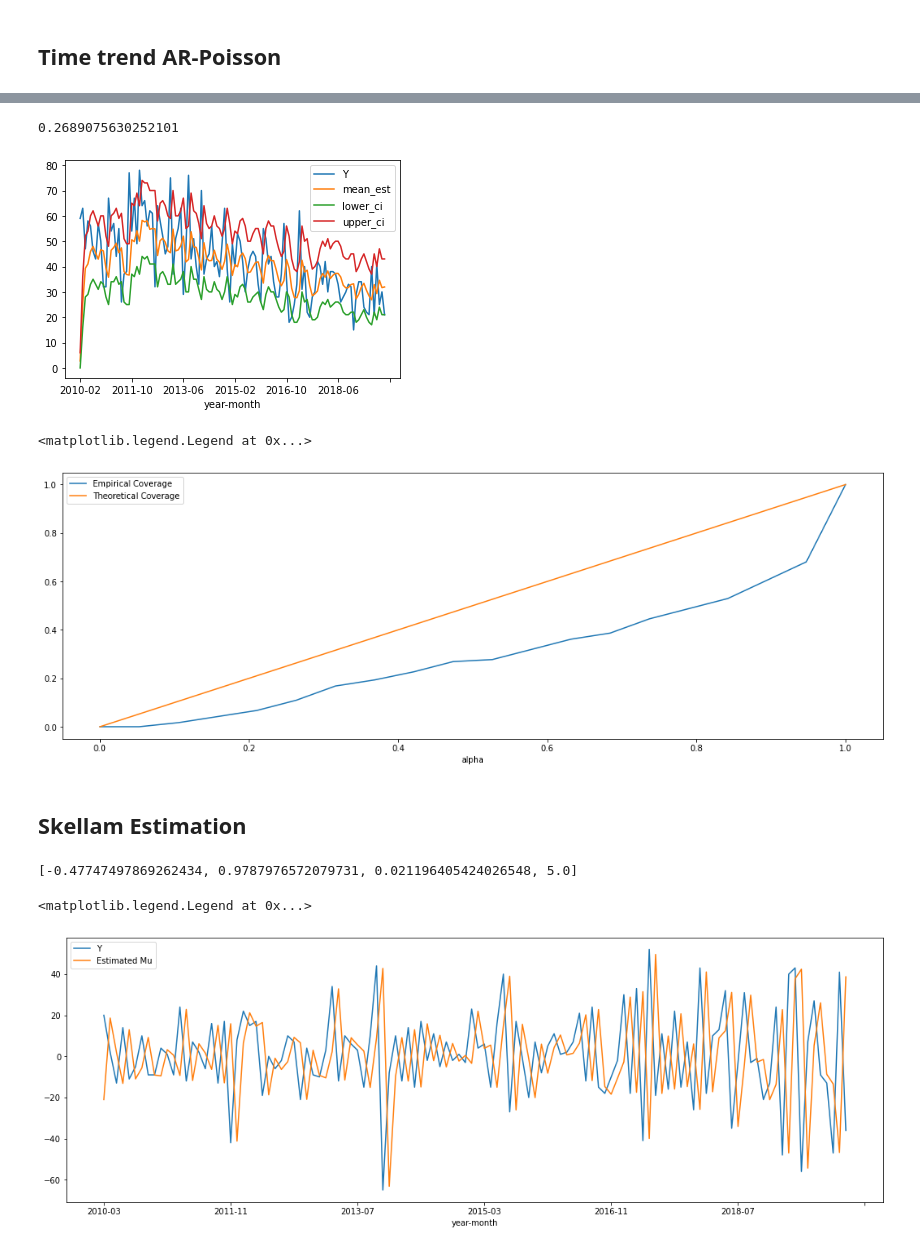
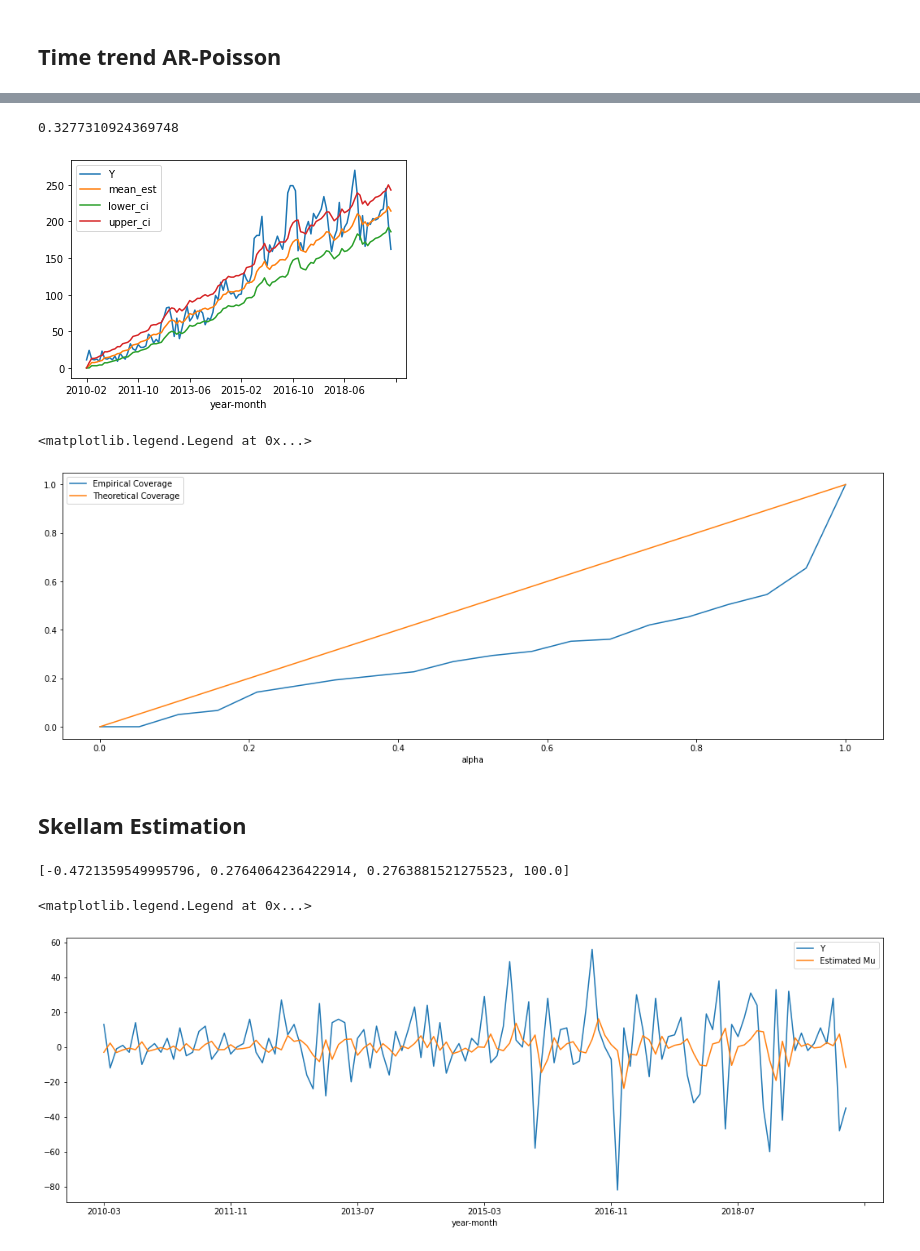
Before and after one commit to JonRMichel/difference_count_data, a Jupyter notebook: la crime data analysis.ipynb, the cells around one changed output, grey strips where cells are left out. Saved outputs shown, nothing was run; the diff lists cells and outputs as text; code cells hidden in the pictures.

Commit message:
reverted to bike data

```diff
--- a/la crime data analysis.ipynb
+++ b/la crime data analysis.ipynb
@@ -7,8 +7,8 @@ from scipy.optimize import minimize_scalar
 from scipy.stats import poisson
 from scipy.stats import skellam
 # %%
-# crime_data = pd.read_excel('C:/Users/michelj8/Documents/GitHub/integer_valued_ts/crime_480_data.xlsx')
-crime_data = pd.read_excel('C:/Users/michelj8/Documents/GitHub/z-values-series/813_crimes.xlsx')
+crime_data = pd.read_excel('C:/Users/michelj8/Documents/GitHub/expo_smooth_lasso/integer_valued_ts/crime_480_data.xlsx')
+# crime_data = pd.read_excel('C:/Users/michelj8/Documents/GitHub/z-values-series/813_crimes.xlsx')
 # "C:\Users\michelj8\Documents\GitHub\z-values-series\crime_230_data.xlsx"
 # "C:\Users\michelj8\Documents\GitHub\expo_smooth_lasso\integer_valued_ts\crime_888_data.xlsx"
 # %%
@@ -235,8 +235,8 @@ for index in mle_df.index:
 mle_df.plot()
 len(mle_df.query('Y < lower_ci | Y > upper_ci'))/len(mle_df)
 # %% [output]
-0.2689075630252101
+0.3277310924369748
-[figure, old version]
+[figure, new version]
 # %%
 ci_cover_df = pd.DataFrame(columns = ['alpha','actual_coverage']).set_index('alpha')
 grid_size = 20
@@ -256,7 +256,7 @@ ci_cover_df.plot(ax = ax)
 ax.legend(['Empirical Coverage','Theoretical Coverage'])
 # %% [output]
 <matplotlib.legend.Legend at 0x...>
-[figure, old version]
+[figure, new version]
 # %% [markdown]
 ## Skellam Estimation
 # %%
@@ -264,8 +264,32 @@ def censor(val,lower_bound, upper_bound):
     return min( max(val,lower_bound), upper_bound)
 # %%
 def skellam_ar(o,a,b,r,ts):
+#     sample_size = len(ts)
+#     r_factor = .5*(3*r-1)/(r+1)
+
+#     ll_value = 0
+#     mean_est = ts[0]
+
+#     inf_status = 0
+
+#     for r in range(1,sample_size):
+#         state_var = abs(mean_est) * (r_factor + .5*np.sign(mean_est)*np.array([1,-1]))
+#         new_y = censor(ts[r], -20,20)
+
+#         obs_ll_value = np.log( skellam(state_var[0],state_var[1]).pmf(new_y) )
+#         ll_value = ll_value + obs_ll_value
+#         mean_est =  o + a*new_y + b*mean_est
+
+#         if obs_ll_value < -200:
+#             inf_status =1
+
+#     if inf_status == 1:
+#         return 10000
+
+#     if inf_status == 0:
+#         return -ll_value
+
     sample_size = len(ts)
-    r_factor = .5*(3*r-1)/(r+1)
 
     ll_value = 0
     mean_est = ts[0]
@@ -273,8 +297,8 @@ def skellam_ar(o,a,b,r,ts):
     inf_status = 0
 
     for r in range(1,sample_size):
-        state_var = abs(mean_est) * (r_factor + .5*np.sign(mean_est)*np.array([1,-1]))
-        new_y = censor(ts[r], -20,20)
+        state_var = abs(mean_est/2.0) * ((r/2.0) + np.sign(mean_est)*np.array([1,-1]))
+        new_y = censor(ts[r], -25,25)
 
         obs_ll_value = np.log( skellam(state_var[0],state_var[1]).pmf(new_y) )
         ll_value = ll_value + obs_ll_value
@@ -318,18 +342,17 @@ def skellam_filter(c,a,b,r,ts):
     filter_df['mu_est'] = filter_df['mu_est'].shift(1)
     filter_df = filter_df.dropna()
 
-    r_factor = .5*(3*r-1)/(r+1)
-    filter_df['state1'] = filter_df['mu_est'].apply(lambda s: abs(s)*(r_factor + .5*np.sign(s)) )
-    filter_df['state2'] =filter_df['mu_est'].apply(lambda s: abs(s)*(r_factor - .5*np.sign(s)) )
+    filter_df['state1'] = filter_df['mu_est'].apply(lambda s: abs(s/2)*( (r/2.0) + np.sign(s)) )
+    filter_df['state2'] =filter_df['mu_est'].apply(lambda s: abs(s/2)*( (r/2.0) - np.sign(s)) )
 
     return filter_df
 # %%
 delta_series = ts_df['delta'].dropna()
 
-initial_guess = [1.55,.5,.2, 5.0]
+initial_guess = [0.5,.5,.2, 100.0]
 guess = initial_guess.copy()
 
-for iteration in range(0,10):
+for iteration in range(0,5):
     res_o = minimize_scalar( lambda o_hat : skellam_ar(o_hat, guess[1], guess[2], guess[3], delta_series ), bounds = (-2,2),  method = 'bounded')
     guess[0] = res_o.x
 
@@ -345,18 +368,18 @@ for iteration in range(0,10):
 
 guess
 # %% [output]
-[-0.47747497869262434, 0.9787976572079731, 0.021196405424026548, 5.0]
+[-0.4721359549995796, 0.2764064236422914, 0.2763881521275523, 100.0]
 # %%
 # c,a,b,r = initial_guess
 c,a,b,r = guess
-guess[3] = 100.0
+# r = 150.0
 # c,a,b,r = [1.5,.5,.2, 2.0]
 
 fig, ax = plt.subplots(figsize = (18,6))
 
 mle_df = skellam_filter(c,a,b,r,delta_series)
 mle_df[['obs','mu_est']].plot(ax = ax)
 ax.legend(['Y','Estimated Mu'])
 # %% [output]
 <matplotlib.legend.Legend at 0x...>
-[figure, old version]
+[figure, new version]
```
Also changed, not shown: parts of 20 cells of this notebook.
